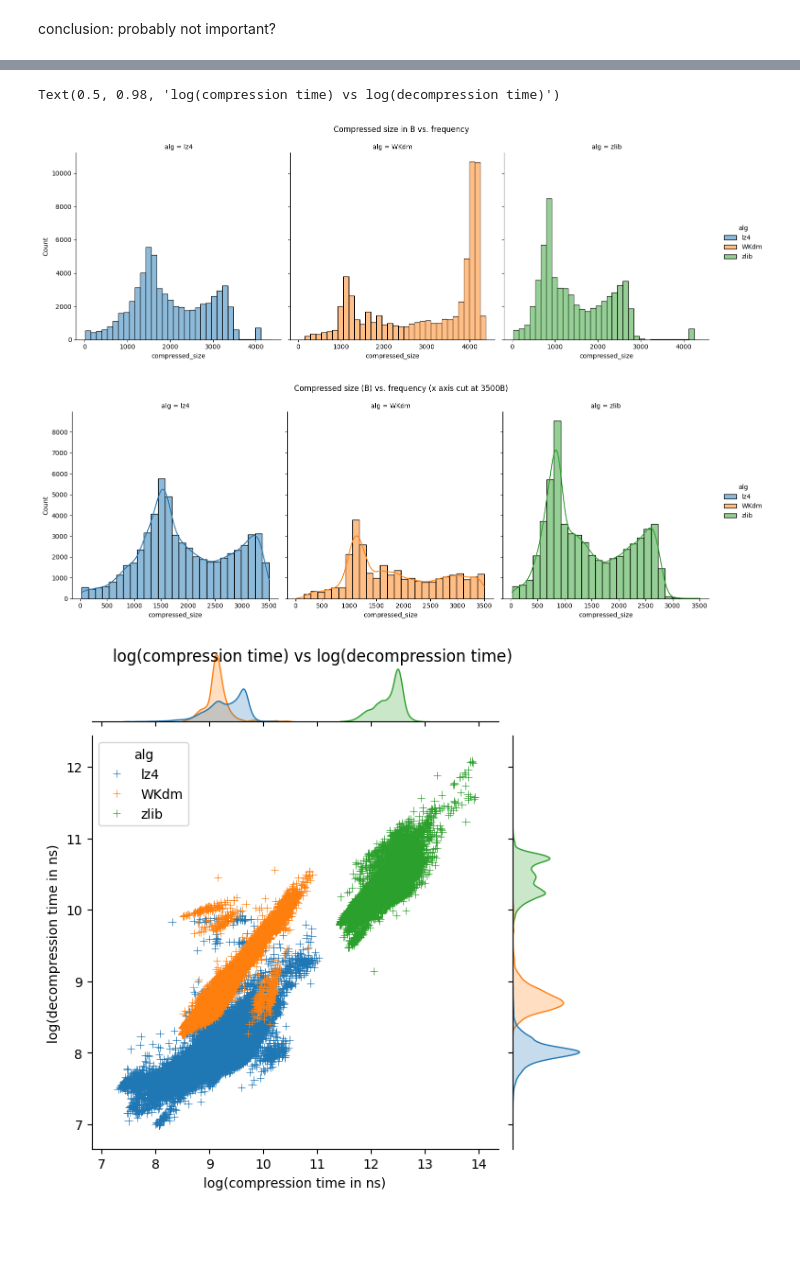
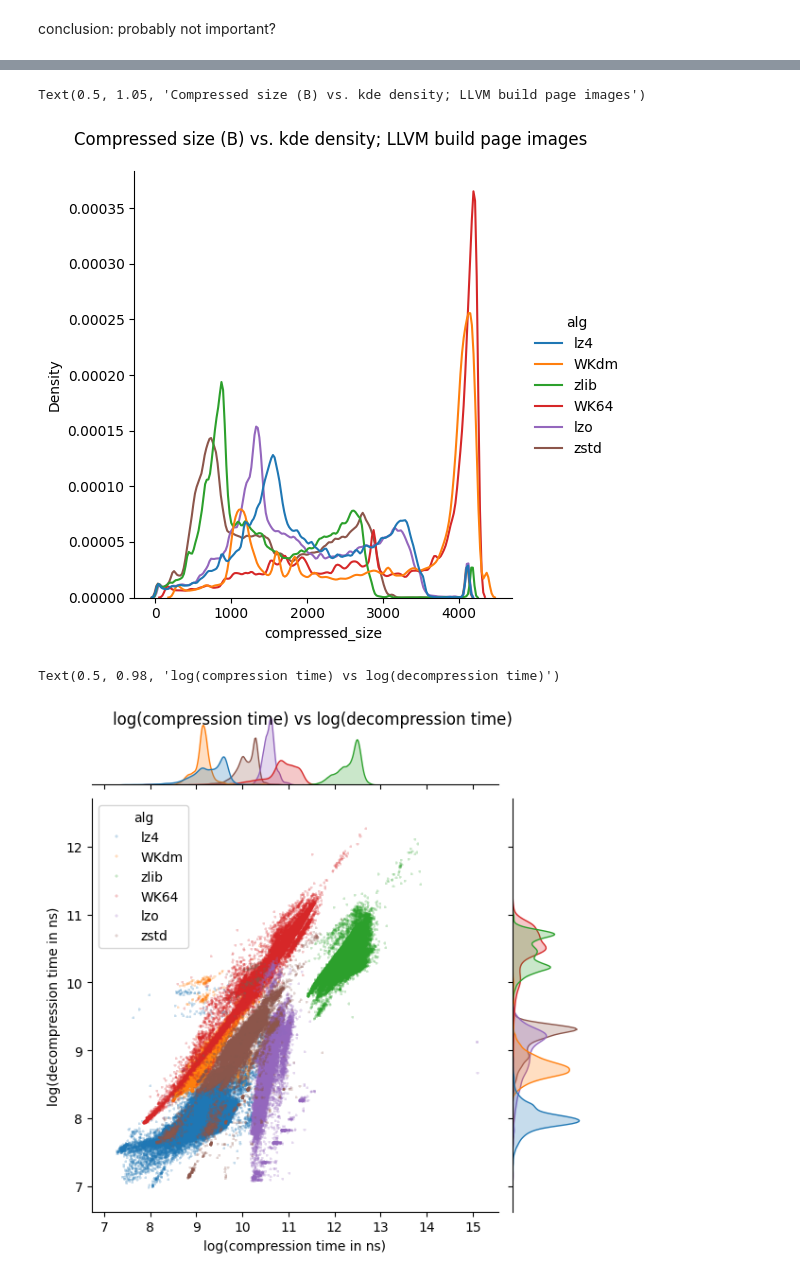
Before and after one commit to frisbii/compression-compare, a Jupyter notebook: vis/vis.ipynb, the cells around one changed output, grey strips where cells are left out. Cells and saved outputs as stored; diff of their text form; code cells hidden in the pictures; blank space fills up the shorter version.

```diff
--- a/vis/vis.ipynb
+++ b/vis/vis.ipynb
@@ -182,7 +183,8 @@ conclusion: probably not important?
 # %%
-llvm_lz4 = process_csv(Path("../data/llvm_lz4.csv"))
-llvm_WKdm = process_csv(Path("../data/llvm_WKdm.csv"))
-llvm_zlib = process_csv(Path("../data/llvm_zlib.csv"))
+compressors = ["lz4", "WKdm", "zlib", "WK64", "lzo", "zstd"]
+dfs = []
+for c in compressors:
+    dfs.append(process_csv(Path(f"../data/llvm_{c}.csv")))
 
-df3 = pl.concat([llvm_lz4, llvm_WKdm, llvm_zlib])
+df3 = pl.concat(dfs)
 curr_df = df3
@@ -189,43 +202,28 @@ curr_df = df3
+# %%
+g = sns.displot(
+    curr_df,
+    x="compressed_size",
+    hue="alg",
+    kind="kde",
+    bw_adjust=.25)
+g.fig.suptitle("Compressed size (B) vs. kde density; LLVM build page images", y=1.05)
+# %% [output]
+Text(0.5, 1.05, 'Compressed size (B) vs. kde density; LLVM build page images')
+[figure, added]
 # %%
-g = sns.displot(
-    data=curr_df,
-    x="compressed_size",
-    binwidth=128,
-    hue="alg",
-    col="alg")
-g.fig.suptitle("Compressed size in B vs. frequency", y=1.05)
-
-g = sns.displot(
-    data=curr_df.filter(pl.col("compressed_size") < 3500),
-    x="compressed_size",
-    binwidth=128,
-    hue="alg",
-    kde=True,
-    col="alg")
-g.fig.suptitle("Compressed size (B) vs. frequency (x axis cut at 3500B)", y=1.05)
-
-g = sns.displot(
-    df.filter(pl.col("compressed_size") < 3500),
-    x="compressed_size",
-    hue="alg",
-    kind="kde",
-    bw_adjust=.25)
-g.fig.suptitle("Compressed size (B) vs. kde density (x axis cut at 3500B)", y=1.05)
-
 g = sns.jointplot(
     data=curr_df.with_columns(
         pl.col("compression_time").log().alias("log_compression_time"),
         pl.col("decompression_time").log().alias("log_decompression_time"),
     ),
     x="log_compression_time",
     y="log_decompression_time",
     hue="alg",
-    marker="+"
+    marker="+",
+    s=5
 )
 g.set_axis_labels("log(compression time in ns)", "log(decompression time in ns)")
 g.fig.suptitle("log(compression time) vs log(decompression time)")
 # %% [output]
 Text(0.5, 0.98, 'log(compression time) vs log(decompression time)')
-[figure, old version]
+[figure, new version]
-[figure, removed]
-[figure, removed]
```
Also changed, not shown: parts of 9 cells of this notebook, 22 other files.
